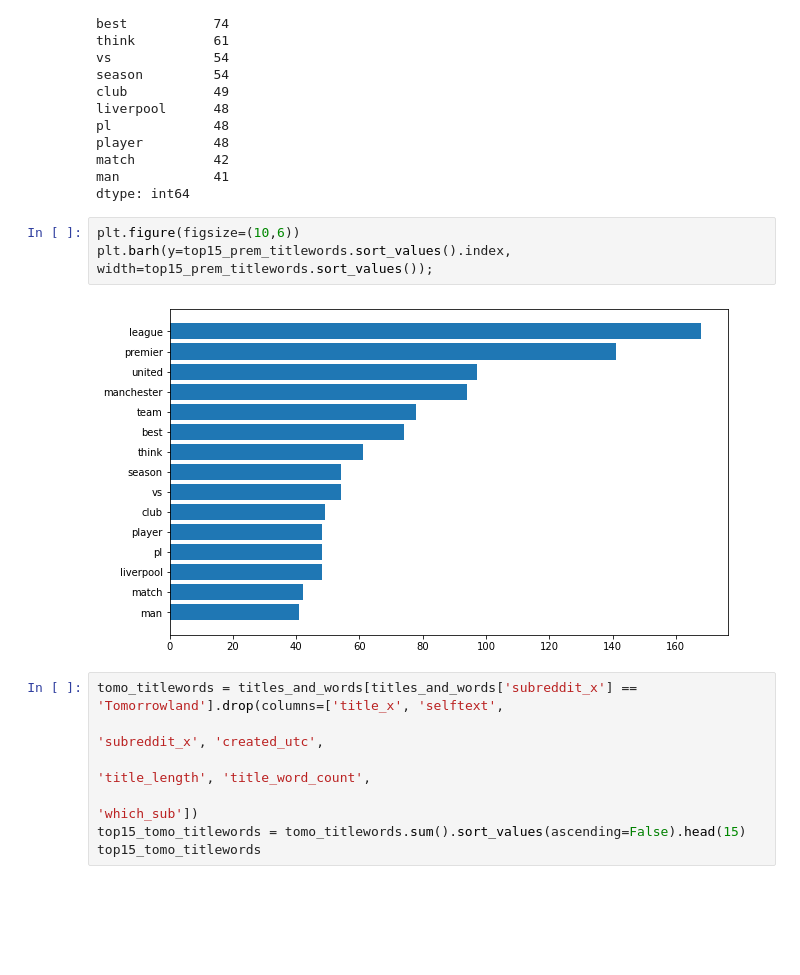
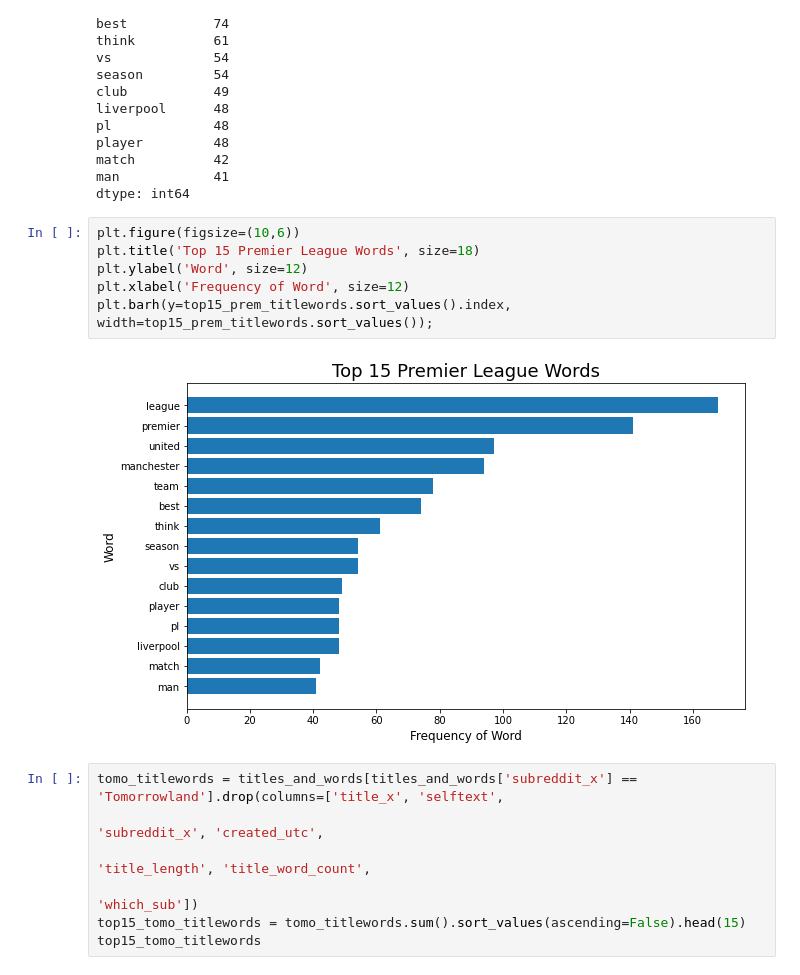
Before and after one commit to ajoneal/reddit-post-classifier, a Jupyter notebook: Title Analysis.ipynb, the cells around one changed output. Saved outputs shown, nothing was run; the diff lists cells and outputs as text; blank space fills up the shorter version.

```diff
--- a/Title Analysis.ipynb
+++ b/Title Analysis.ipynb
@@ -170,9 +170,12 @@ man            41
 dtype: int64
 # %%
 plt.figure(figsize=(10,6))
+plt.title('Top 15 Premier League Words', size=18)
+plt.ylabel('Word', size=12)
+plt.xlabel('Frequency of Word', size=12)
 plt.barh(y=top15_prem_titlewords.sort_values().index, width=top15_prem_titlewords.sort_values());
 # %% [output]
-[figure, old version]
+[figure, new version]
 # %%
 tomo_titlewords = titles_and_words[titles_and_words['subreddit_x'] == 'Tomorrowland'].drop(columns=['title_x', 'selftext',
                                                                                                     'subreddit_x', 'created_utc',
```
Also changed, not shown: parts of 12 cells of this notebook, 15 other files.
